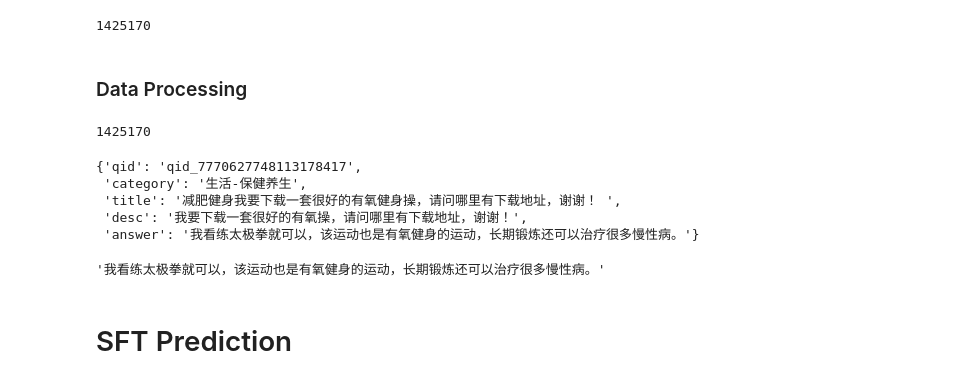
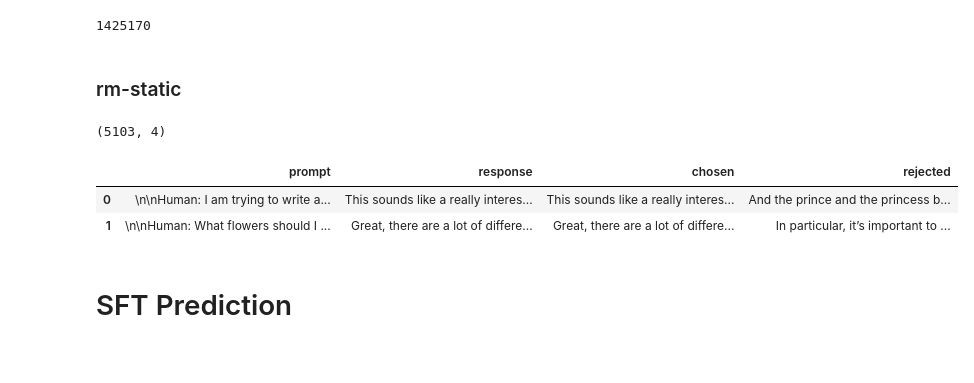
Before and after one commit to sunzeyeah/RLHF, a Jupyter notebook: src/notebook/rlhf.ipynb, the cells around one changed output. Cells and saved outputs as stored; diff of their text form; code cells hidden in the pictures.

```diff
--- a/src/notebook/rlhf.ipynb
+++ b/src/notebook/rlhf.ipynb
@@ -18,6 +18,7 @@ device="cuda:0"
 # %%
-# root = "/Users/zeyesun/Documents/Data"
+device="cuda" if torch.cuda.is_available() else "cpu"
+root = "/Users/zeyesun/Documents/Data"
 # root = "/mnt/private-pa002-vol141056-prd/Data"
-root = "D:\\Data"
+# root = "D:\\Data"
 # %%
 CLEAN_TEXT_PATTERN = re.compile(r"[\r\n]")
@@ -436,42 +512,18 @@ print(np.percentile(lens_prompt, np.arange(90, 101)))
 print(np.percentile(lens_label, np.arange(90, 101)))
 # %% [output]
 1425170
-# %% [markdown]
-### Data Processing
-# %%
-f = os.path.join(root, "Data", "raw", "baike_qa_train.json")
-items = []
-lens_prompt = []
-lens_label = []
-with open(f, "r", encoding="utf-8") as r:
-    while True:
-        line = r.readline()
-        if not line:
-            break
-        item = json.loads(line.strip("\n"))
-        prompt = clean_text(item['title'] if len(item['title']) > len(item['desc']) else item['desc'])
-        label = clean_text(item['answer'])
-        items.append(item)
-        lens_prompt.append(len(prompt))
-        lens_label.append(len(label))
-print(len(items))
-print(np.percentile(lens_prompt, np.arange(90, 101)))
-print(np.percentile(lens_label, np.arange(90, 101)))
-# %% [output]
-1425170
-# %%
-i = 789
-items[i]
-# %% [output]
-{'qid': 'qid_7770627748113178417',
- 'category': '生活-保健养生',
- 'title': '减肥健身我要下载一套很好的有氧健身操，请问哪里有下载地址，谢谢！ ',
- 'desc': '我要下载一套很好的有氧操，请问哪里有下载地址，谢谢！',
- 'answer': '我看练太极拳就可以，该运动也是有氧健身的运动，长期锻炼还可以治疗很多慢性病。'}
-# %%
-items[i]['answer']
-# %% [output]
-'我看练太极拳就可以，该运动也是有氧健身的运动，长期锻炼还可以治疗很多慢性病。'
+# %% [markdown]
+### rm-static
+# %%
+fi = os.path.join(root, "raw", "rm-static", "data", "test-00000-of-00001-bf4c733542e35fcb.parquet")
+df = pd.read_parquet(fi)
+print(df.shape)
+df.head(2)
+# %% [output]
+(5103, 4)
+|  | prompt | response | chosen | rejected |
+| 0 | \n\nHuman: I am trying to write a... | This sounds like a really interes... | This sounds like a really interes... | And the prince and the princess b... |
+| 1 | \n\nHuman: What flowers should I ... | Great, there are a lot of differe... | Great, there are a lot of differe... | In particular, it’s important to ... |
 # %% [markdown]
 # SFT Prediction
 # %%
```
Also changed, not shown: parts of 10 cells of this notebook.
